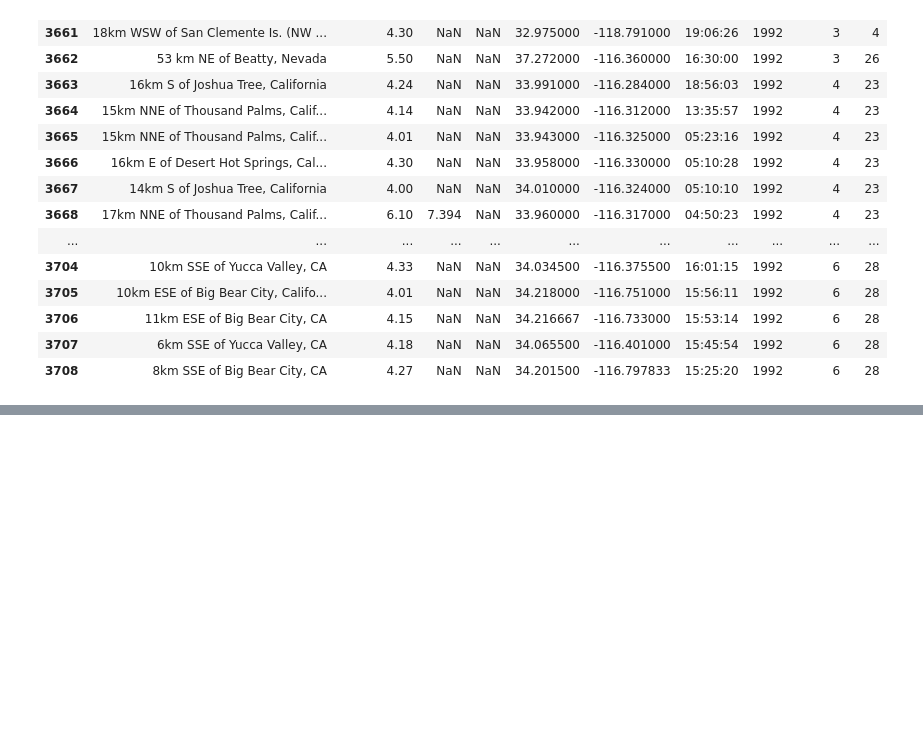
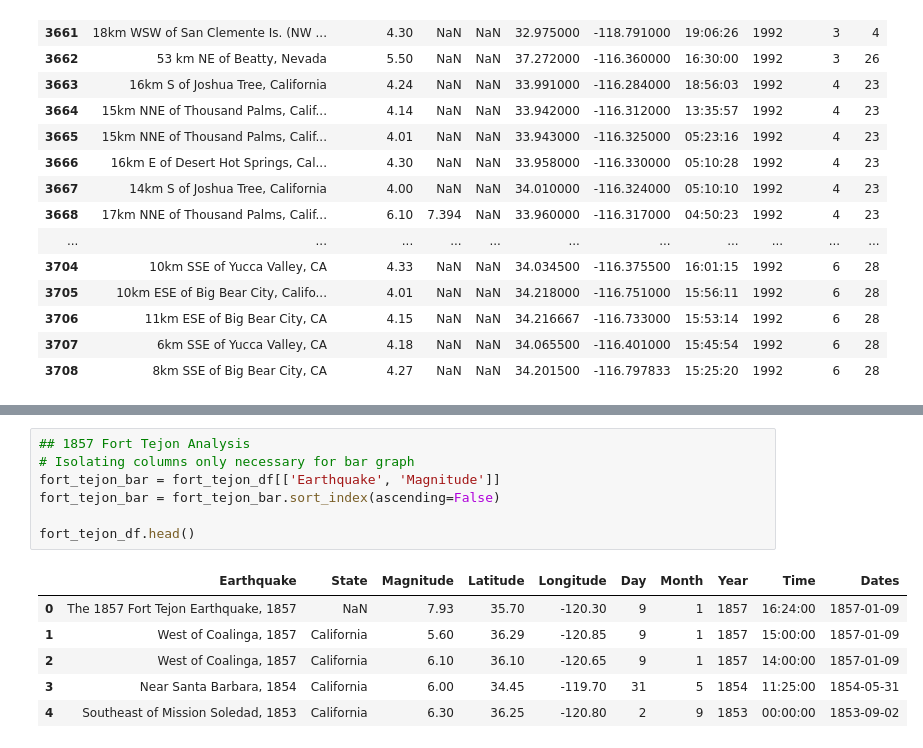
Before and after one commit to chronicJatt/Project-1, a Jupyter notebook: Final_Data_Analysis.ipynb, the cells around one changed output, grey strips where cells are left out. Saved outputs shown, nothing was run; the diff lists cells and outputs as text; blank space fills up the shorter version.

```diff
--- a/Final_Data_Analysis.ipynb
+++ b/Final_Data_Analysis.ipynb
@@ -247,3 +245,17 @@ fig.add_layer(gmaps.heatmap_layer(locations, weights=weights))
 fig
 # %% [output]
 [interactive output not drawn]
+# %%
+## 1857 Fort Tejon Analysis
+# Isolating columns only necessary for bar graph
+fort_tejon_bar = fort_tejon_df[['Earthquake', 'Magnitude']]
+fort_tejon_bar = fort_tejon_bar.sort_index(ascending=False)
+
+fort_tejon_df.head()
+# %% [output]
+|  | Earthquake | State | Magnitude | Latitude | Longitude | Day | Month | Year | Time | Dates |
+| 0 | The 1857 Fort Tejon Earthquake, 1857 | NaN | 7.93 | 35.70 | -120.30 | 9 | 1 | 1857 | 16:24:00 | 1857-01-09 |
+| 1 | West of Coalinga, 1857 | California | 5.60 | 36.29 | -120.85 | 9 | 1 | 1857 | 15:00:00 | 1857-01-09 |
+| 2 | West of Coalinga, 1857 | California | 6.10 | 36.10 | -120.65 | 9 | 1 | 1857 | 14:00:00 | 1857-01-09 |
+| 3 | Near Santa Barbara, 1854 | California | 6.00 | 34.45 | -119.70 | 31 | 5 | 1854 | 11:25:00 | 1854-05-31 |
+| 4 | Southeast of Mission Soledad, 1853 | California | 6.30 | 36.25 | -120.80 | 2 | 9 | 1853 | 00:00:00 | 1853-09-02 |
```
Also changed, not shown: parts of 7 cells of this notebook.
